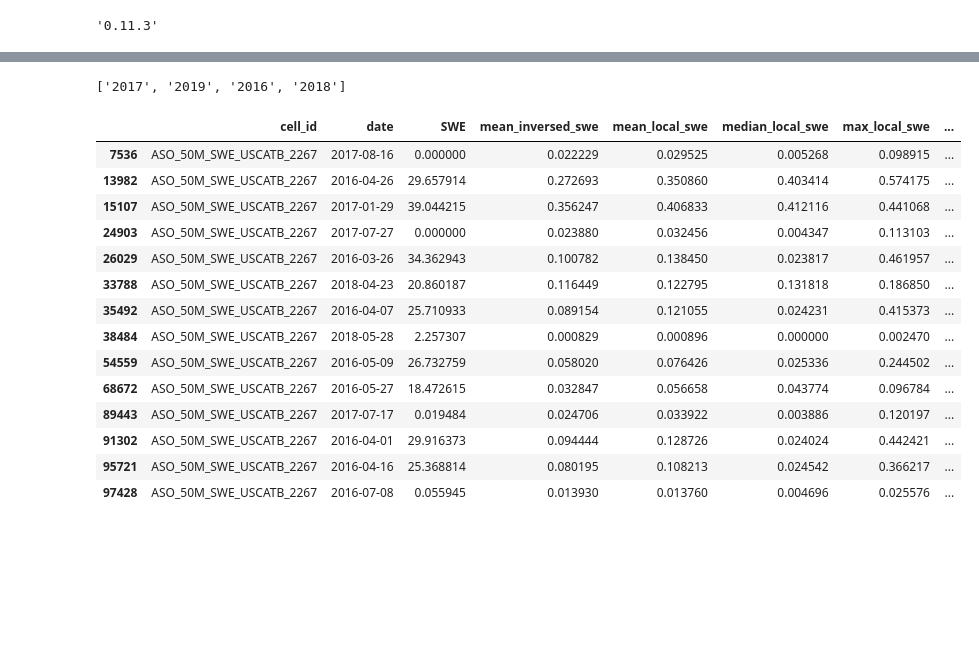
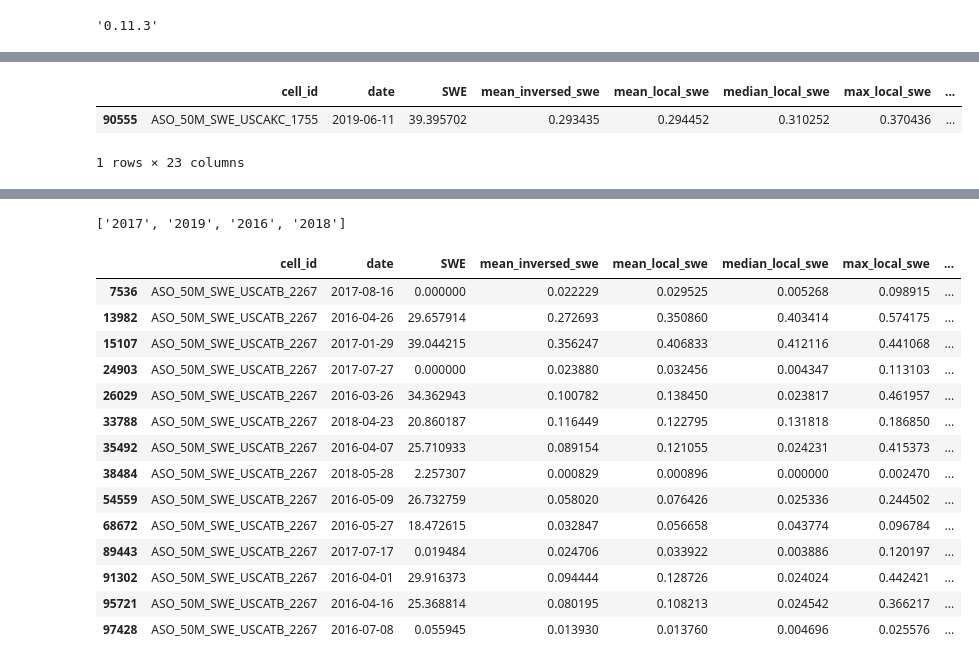
Before and after one commit to Seiris21/ucb2022.snowcast, a Jupyter notebook: notebooks/models/swe_cnn-lstm.ipynb, the cells around one changed output, grey strips where cells are left out. Cells and saved outputs as stored; diff of their text form; code cells hidden in the pictures; blank space fills up the shorter version.

```diff
--- a/notebooks/models/swe_cnn-lstm.ipynb
+++ b/notebooks/models/swe_cnn-lstm.ipynb
@@ -75,3 +91,9 @@ df.reset_index(inplace=True,drop=True)
+# %%
+df[(df['cell_id']=='ASO_50M_SWE_USCAKC_1755')& (df['date']== '2019-06-11')]
+# %% [output]
+|  | cell_id | date | SWE | mean_inversed_swe | mean_local_swe | median_local_swe | max_local_swe | ... |
+| 90555 | ASO_50M_SWE_USCAKC_1755 | 2019-06-11 | 39.395702 | 0.293435 | 0.294452 | 0.310252 | 0.370436 | ... |
+1 rows × 23 columns
 # %%
 #Join weather data
 #a = pd.read_csv('/home/ubuntu/SnowData/Unique_CellIDs_byDate__ASO_50M_SWE_USCALB__with_HRRR_TMP_surface_12h.csv',index_col=0)
```
Also changed, not shown: parts of 8 cells of this notebook.
